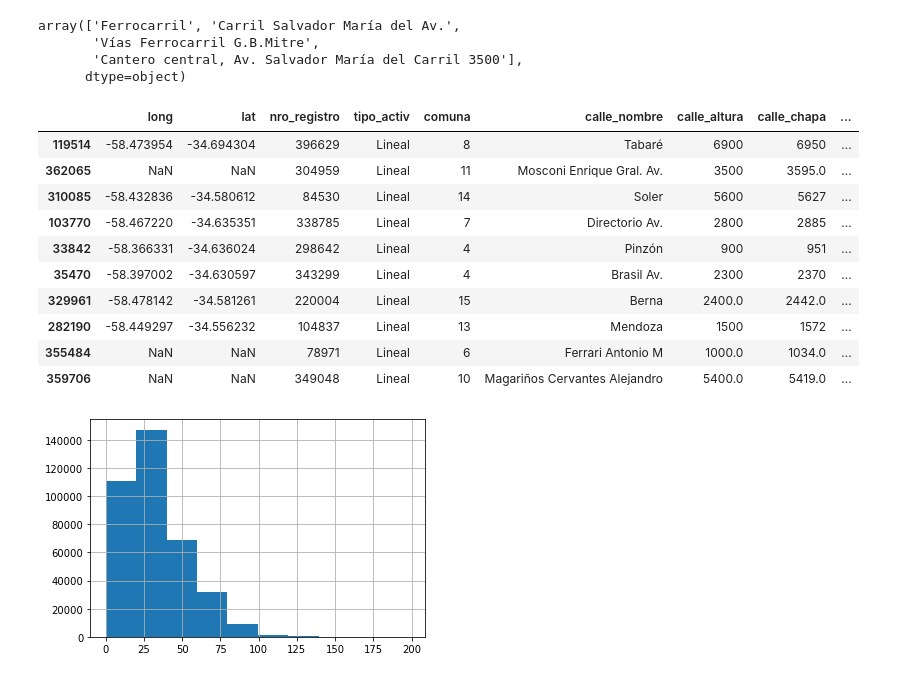
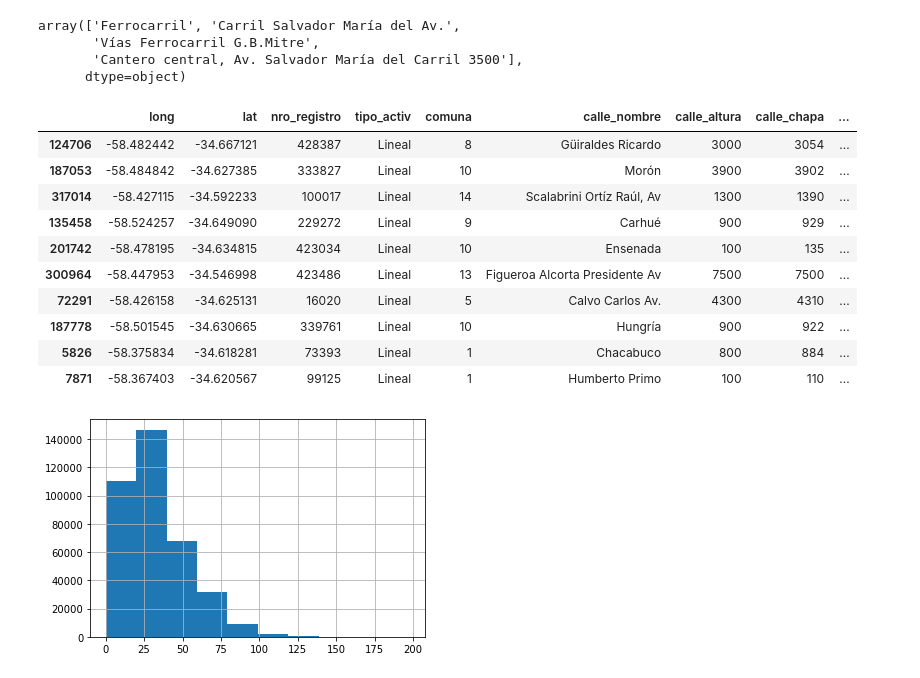
Before and after one commit to IonatanPerez/Curso_DHDS_CN17, a Jupyter notebook: C9/Modelo.ipynb, the cells around one changed output. Saved outputs shown, nothing was run; the diff lists cells and outputs as text; code cells hidden in the pictures.

```diff
--- a/C9/Modelo.ipynb
+++ b/C9/Modelo.ipynb
@@ -439,30 +458,30 @@ array(['Ferrocarril', 'Carril Salvador María del Av.',
 # %%
 arboles_limpieza["diametro_altura_pecho"].hist()
 
 def buscar_promedio(x): # Observar que usamos una variable externa lo cual no esta lindo, pero funciona.
     margen = muestra_arboles_limpieza["diametro_altura_pecho"].std()/10
 
     mascara = (muestra_arboles_limpieza["diametro_altura_pecho"].between(x["diametro_altura_pecho"] - margen, x["diametro_altura_pecho"] + margen)) & (muestra_arboles_limpieza["nombre_cientifico"] == x["nombre_cientifico"])
     if mascara.sum() > 0:
         return muestra_arboles_limpieza.loc[mascara,"altura_arbol"].mean()
     else:
         return np.NaN
 
-muestra_arboles_limpieza = arboles_limpieza.sample(1000)
+muestra_arboles_limpieza = arboles_limpieza.sample(10000)
 muestra_arboles_limpieza["altura inferida"] = muestra_arboles_limpieza.apply(lambda x: buscar_promedio(x), axis=1)
 muestra_arboles_limpieza.head(10)
 # %% [output]
 |  | long | lat | nro_registro | tipo_activ | comuna | calle_nombre | calle_altura | calle_chapa | ... |
-| 119514 | -58.473954 | -34.694304 | 396629 | Lineal | 8 | Tabaré | 6900 | 6950 | ... |
-| 362065 | NaN | NaN | 304959 | Lineal | 11 | Mosconi Enrique Gral. Av. | 3500 | 3595.0 | ... |
-| 310085 | -58.432836 | -34.580612 | 84530 | Lineal | 14 | Soler | 5600 | 5627 | ... |
-| 103770 | -58.467220 | -34.635351 | 338785 | Lineal | 7 | Directorio Av. | 2800 | 2885 | ... |
-| 33842 | -58.366331 | -34.636024 | 298642 | Lineal | 4 | Pinzón | 900 | 951 | ... |
-| 35470 | -58.397002 | -34.630597 | 343299 | Lineal | 4 | Brasil Av. | 2300 | 2370 | ... |
-| 329961 | -58.478142 | -34.581261 | 220004 | Lineal | 15 | Berna | 2400.0 | 2442.0 | ... |
-| 282190 | -58.449297 | -34.556232 | 104837 | Lineal | 13 | Mendoza | 1500 | 1572 | ... |
-| 355484 | NaN | NaN | 78971 | Lineal | 6 | Ferrari Antonio M | 1000.0 | 1034.0 | ... |
-| 359706 | NaN | NaN | 349048 | Lineal | 10 | Magariños Cervantes Alejandro | 5400.0 | 5419.0 | ... |
+| 124706 | -58.482442 | -34.667121 | 428387 | Lineal | 8 | Güiraldes Ricardo | 3000 | 3054 | ... |
+| 187053 | -58.484842 | -34.627385 | 333827 | Lineal | 10 | Morón | 3900 | 3902 | ... |
+| 317014 | -58.427115 | -34.592233 | 100017 | Lineal | 14 | Scalabrini Ortíz Raúl, Av | 1300 | 1390 | ... |
+| 135458 | -58.524257 | -34.649090 | 229272 | Lineal | 9 | Carhué | 900 | 929 | ... |
+| 201742 | -58.478195 | -34.634815 | 423034 | Lineal | 10 | Ensenada | 100 | 135 | ... |
+| 300964 | -58.447953 | -34.546998 | 423486 | Lineal | 13 | Figueroa Alcorta Presidente Av | 7500 | 7500 | ... |
+| 72291 | -58.426158 | -34.625131 | 16020 | Lineal | 5 | Calvo Carlos Av. | 4300 | 4310 | ... |
+| 187778 | -58.501545 | -34.630665 | 339761 | Lineal | 10 | Hungría | 900 | 922 | ... |
+| 5826 | -58.375834 | -34.618281 | 73393 | Lineal | 1 | Chacabuco | 800 | 884 | ... |
+| 7871 | -58.367403 | -34.620567 | 99125 | Lineal | 1 | Humberto Primo | 100 | 110 | ... |
 [figure]
 # %%
 muestra_arboles_limpieza[muestra_arboles_limpieza["nombre_cientifico"]=="Platanus x acerifolia"]
```
Also changed, not shown: parts of 6 cells of this notebook.
